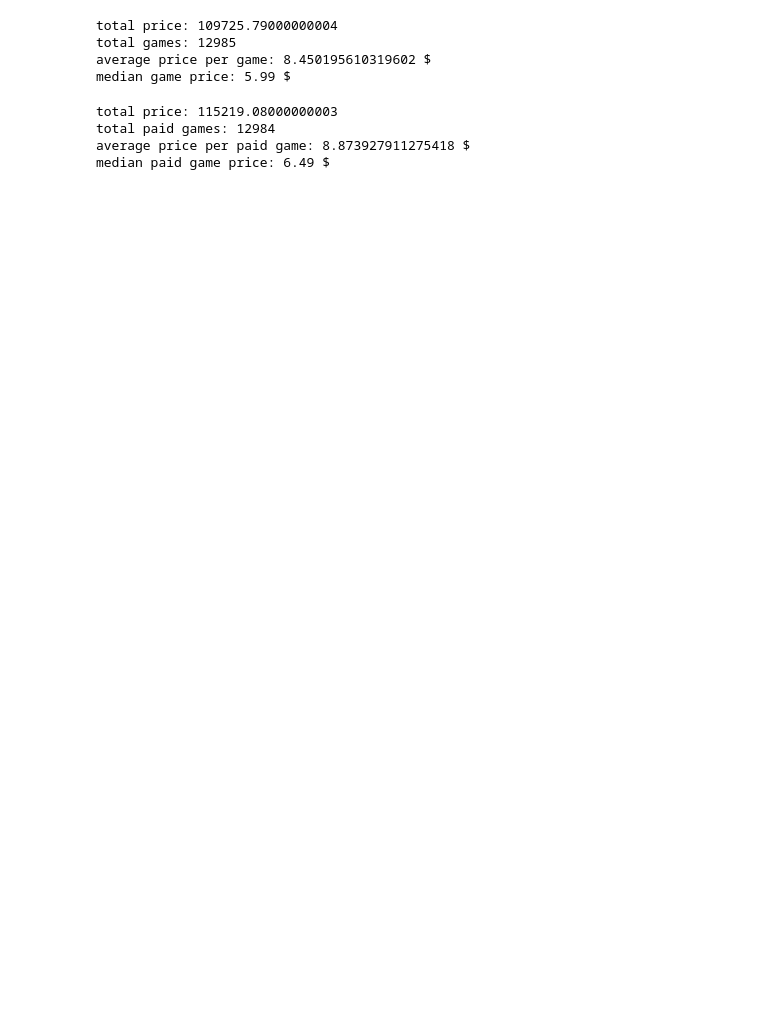
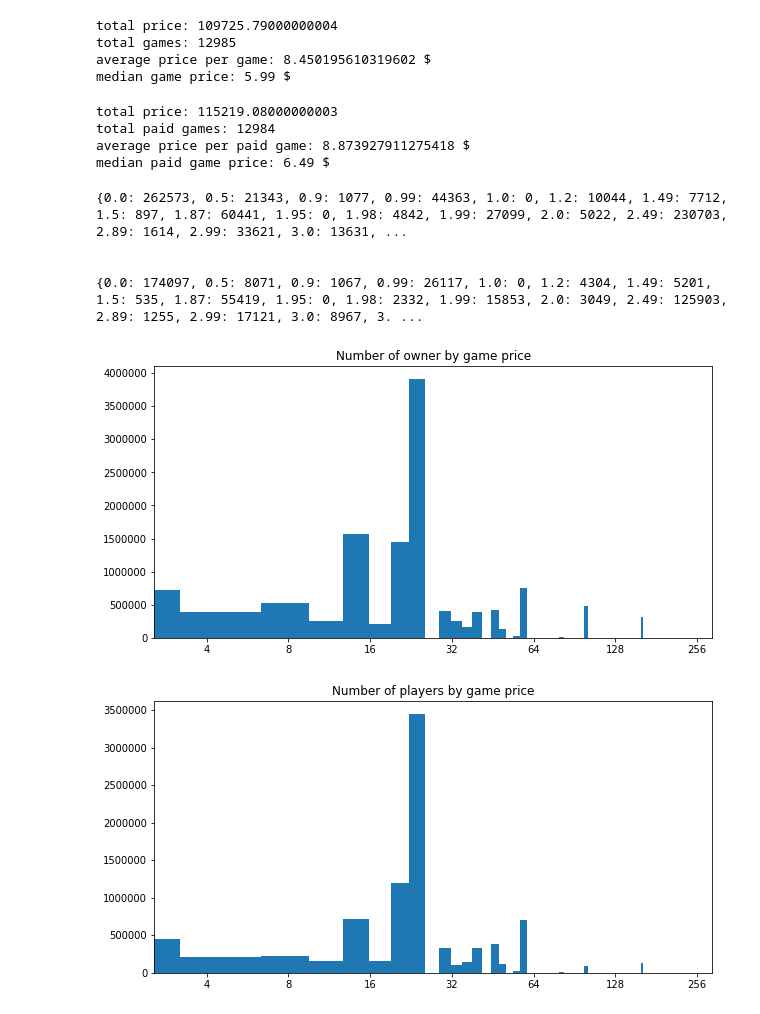
Before and after one commit to viktorattilakelemen/BigGame, a Jupyter notebook: Data_explore_slim.ipynb, the cells around one changed output. Cells and saved outputs as stored; diff of their text form; code cells hidden in the pictures; blank space fills up the shorter version.

```diff
--- a/Data_explore_slim.ipynb
+++ b/Data_explore_slim.ipynb
@@ -162,0 +160,51 @@ median paid game price: 6.49 $
+# %%
+
+
+##calculate average owners and avergae players for each price
+price_owners = {}
+price_players = {}
+for p in price:
+    #get list of games with price p
+    g = data[data.PriceInitial == p]
+    nb_games = g.shape[0]
+    #calculate avergae owners number
+    total_owners = g["SteamSpyOwners"].sum()
+    price_owners[p] = int(round(total_owners/nb_games))
+    #caluculate avergae player base
+    total_players = g["SteamSpyPlayersEstimate"].sum()
+    price_players[p] = int(round(total_players/nb_games))
+
+print(price_owners)
+print()
+print()
+print(price_players)
+
+#plt.plot( list(price_owners.keys()), list(price_owners.values()))
+fig = plt.figure(figsize=(10,5))
+ax = fig.add_subplot(1,1,1)
+plt.hist( list(price_owners.keys()) ,weights= list(price_owners.values()), bins = len( list(price_owners.keys() ) )    )
+plt.xscale("log")
+plt.title("Number of owner by game price")
+ax.xaxis.set_major_locator(mpl.ticker.LogLocator(base =2, subs=(2,)))
+ax.xaxis.set_minor_locator(mpl.ticker.LogLocator(base =2,subs=(2,)))
+ax.xaxis.set_major_formatter(mpl.ticker.ScalarFormatter())
+plt.show()
+
+#24-25$ os a good price for game! unless you are a huge big company
+
+fig = plt.figure(figsize=(10,5))
+ax = fig.add_subplot(1,1,1)
+plt.hist( list(price_players.keys()) ,weights= list(price_players.values()), bins = len( list(price_players.keys() ) )    )
+plt.xscale("log")
+plt.title("Number of players by game price")
+ax.xaxis.set_major_locator(mpl.ticker.LogLocator(base =2, subs=(2,)))
+ax.xaxis.set_minor_locator(mpl.ticker.LogLocator(base =2,subs=(2,)))
+ax.xaxis.set_major_formatter(mpl.ticker.ScalarFormatter())
+plt.show()
+# %% [output]
+{0.0: 262573, 0.5: 21343, 0.9: 1077, 0.99: 44363, 1.0: 0, 1.2: 10044, 1.49: 7712, 1.5: 897, 1.87: 60441, 1.95: 0, 1.98: 4842, 1.99: 27099, 2.0: 5022, 2.49: 230703, 2.89: 1614, 2.99: 33621, 3.0: 13631, ...
+
+
+{0.0: 174097, 0.5: 8071, 0.9: 1067, 0.99: 26117, 1.0: 0, 1.2: 4304, 1.49: 5201, 1.5: 535, 1.87: 55419, 1.95: 0, 1.98: 2332, 1.99: 15853, 2.0: 3049, 2.49: 125903, 2.89: 1255, 2.99: 17121, 3.0: 8967, 3. ...
+[figure, added]
+[figure, added]
```
Also changed, not shown: parts of 7 cells of this notebook.
